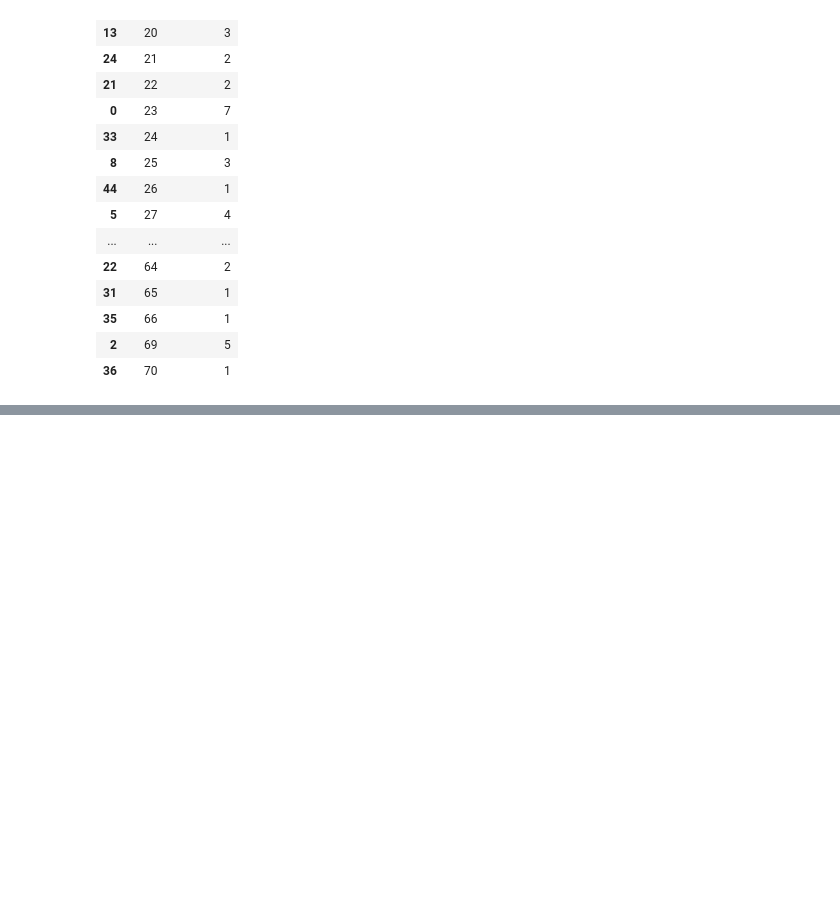
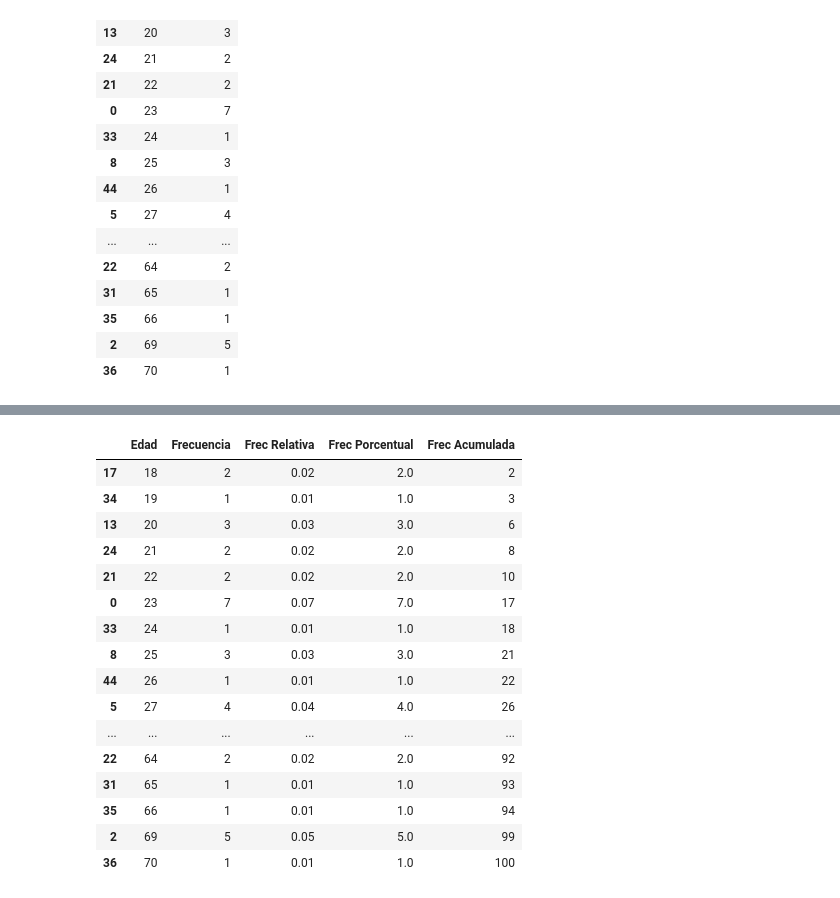
Before and after one commit to GloriaMonreal/ProbabilidadEstadistica, a Jupyter notebook: Unidad 1/U1_Practica_4.ipynb, the cells around one changed output, grey strips where cells are left out. Drawn from its saved outputs; the diff is of its cells as text; code cells hidden in the pictures; blank space fills up the shorter version.

```diff
--- a/Unidad 1/U1_Practica_4.ipynb
+++ b/Unidad 1/U1_Practica_4.ipynb
@@ -82,0 +101,3 @@ tabla_frecuencias
+# %%
+tabla_frecuencias["Frec Porcentual"] = tabla_frecuencias["Frecuencia"] / 100 * 100
+tabla_frecuencias
@@ -82,0 +122,21 @@ tabla_frecuencias
+# %%
+tabla_frecuencias["Frec Acumulada"] = tabla_frecuencias["Frecuencia"].cumsum()
+tabla_frecuencias
+# %% [output]
+|  | Edad | Frecuencia | Frec Relativa | Frec Porcentual | Frec Acumulada |
+| 17 | 18 | 2 | 0.02 | 2.0 | 2 |
+| 34 | 19 | 1 | 0.01 | 1.0 | 3 |
+| 13 | 20 | 3 | 0.03 | 3.0 | 6 |
+| 24 | 21 | 2 | 0.02 | 2.0 | 8 |
+| 21 | 22 | 2 | 0.02 | 2.0 | 10 |
+| 0 | 23 | 7 | 0.07 | 7.0 | 17 |
+| 33 | 24 | 1 | 0.01 | 1.0 | 18 |
+| 8 | 25 | 3 | 0.03 | 3.0 | 21 |
+| 44 | 26 | 1 | 0.01 | 1.0 | 22 |
+| 5 | 27 | 4 | 0.04 | 4.0 | 26 |
+| ... | ... | ... | ... | ... | ... |
+| 22 | 64 | 2 | 0.02 | 2.0 | 92 |
+| 31 | 65 | 1 | 0.01 | 1.0 | 93 |
+| 35 | 66 | 1 | 0.01 | 1.0 | 94 |
+| 2 | 69 | 5 | 0.05 | 5.0 | 99 |
+| 36 | 70 | 1 | 0.01 | 1.0 | 100 |
```
Also changed, not shown: parts of 10 cells of this notebook.
